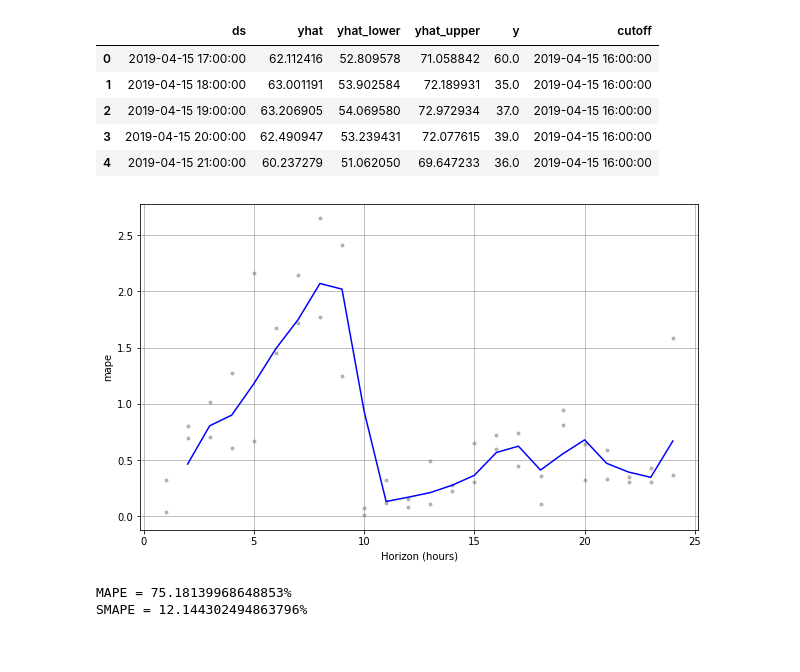
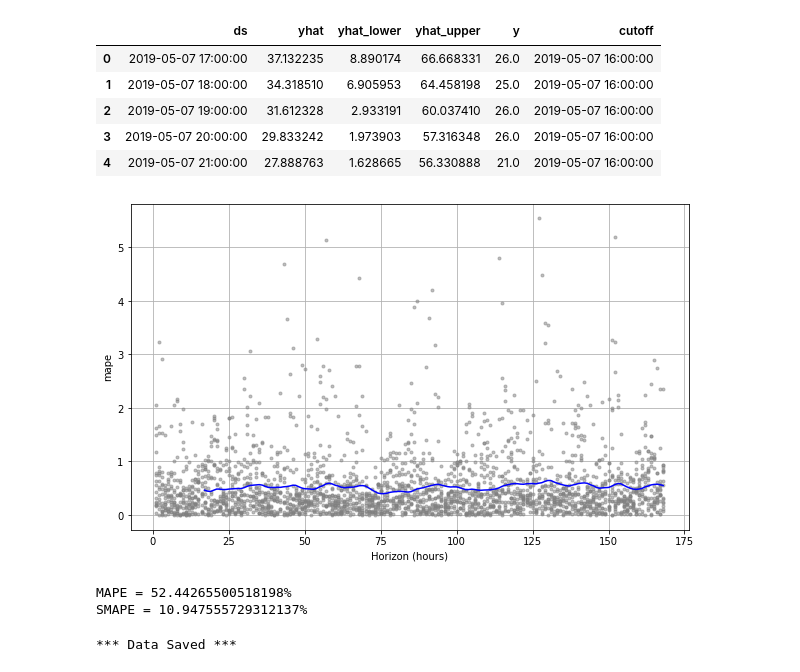
Before and after one commit to aety/insight, a Jupyter notebook: RATP/air/pickleToData_PROPHET_hourly.ipynb, the cells around one changed output. Drawn from its saved outputs; the diff is of its cells as text; code cells hidden in the pictures.

```diff
--- a/RATP/air/pickleToData_PROPHET_hourly.ipynb
+++ b/RATP/air/pickleToData_PROPHET_hourly.ipynb
@@ -8,14 +8,8 @@ data = pd.read_pickle('franklin-d-roosevelt/airQualityDataframe-franklin-d-roose
 data = data.sort_values(by=['ds'])
 data['just_date'] = data['ds'].dt.date
 t_start = 55000
-df_h = data[t_start:(t_start+100)]
-
-# group by date
-data_d = data.groupby(['just_date'],squeeze=True).mean()
-data_d.columns = ['_'.join(col).strip() for col in data_d.columns.values]
-data_d = data_d.reset_index()
-data_d.columns = ['ds','y'] # rename column
-df_d = data_d[0:2000]
+n_samples = 2000
+df_h = data[t_start:(t_start+n_samples)]
 
 import matplotlib.pyplot as plt
 pd.plotting.register_matplotlib_converters() # this resolves some issues with data type
@@ -31,16 +25,17 @@ Text(0.5, 1.0, 'by hour')
 # %%
 df = df_h # select daily or hourly daya
+n_prd = 168
 
 from fbprophet import Prophet
 
-m = Prophet(changepoint_prior_scale=0.5) #  Increasing scale will make the trend more flexible:
+m = Prophet(changepoint_prior_scale=1) #  Increasing scale will make the trend more flexible:
 m.fit(df)
-future = m.make_future_dataframe(periods=48, freq='H')
+future = m.make_future_dataframe(periods=n_prd, freq='H')
 forecast = m.predict(future)
 pd.plotting.register_matplotlib_converters() # this resolves some issues with data type
 fig = m.plot(forecast)
 #components_fig = m.plot_components(forecast)
-test = data[(t_start+101):(t_start+148)]
+test = data[(t_start+n_samples):(t_start+n_samples+n_prd)]
 plt.plot(test['ds'],test['y'],color='r')
 # %% [output]
 INFO:fbprophet:Disabling yearly seasonality. Run prophet with yearly_seasonality=True to override this.
@@ -50,6 +50,6 @@ INFO:fbprophet:Disabling weekly seasonality. Run prophet with weekly_seasonality
 # %%
 # PROPHET validation
 from fbprophet.diagnostics import cross_validation
-df_cv = cross_validation(m, initial='2 days', period='1 days', horizon ='1 days') # horizon: forecast ; initial: training (default: 3x horizon);
+df_cv = cross_validation(m, horizon ='7 days') # horizon: forecast ; initial: training (default: 3x horizon);
 df_cv.head()
 # %% [output]
@@ -57,9 +57,9 @@ INFO:fbprophet:Making 2 forecasts with cutoffs between 2019-04-15 16:00:00 and 2
 |  | ds | yhat | yhat_lower | yhat_upper | y | cutoff |
-| 0 | 2019-04-15 17:00:00 | 62.112416 | 52.809578 | 71.058842 | 60.0 | 2019-04-15 16:00:00 |
-| 1 | 2019-04-15 18:00:00 | 63.001191 | 53.902584 | 72.189931 | 35.0 | 2019-04-15 16:00:00 |
-| 2 | 2019-04-15 19:00:00 | 63.206905 | 54.069580 | 72.972934 | 37.0 | 2019-04-15 16:00:00 |
-| 3 | 2019-04-15 20:00:00 | 62.490947 | 53.239431 | 72.077615 | 39.0 | 2019-04-15 16:00:00 |
-| 4 | 2019-04-15 21:00:00 | 60.237279 | 51.062050 | 69.647233 | 36.0 | 2019-04-15 16:00:00 |
+| 0 | 2019-05-07 17:00:00 | 37.132235 | 8.890174 | 66.668331 | 26.0 | 2019-05-07 16:00:00 |
+| 1 | 2019-05-07 18:00:00 | 34.318510 | 6.905953 | 64.458198 | 25.0 | 2019-05-07 16:00:00 |
+| 2 | 2019-05-07 19:00:00 | 31.612328 | 2.933191 | 60.037410 | 26.0 | 2019-05-07 16:00:00 |
+| 3 | 2019-05-07 20:00:00 | 29.833242 | 1.973903 | 57.316348 | 26.0 | 2019-05-07 16:00:00 |
+| 4 | 2019-05-07 21:00:00 | 27.888763 | 1.628665 | 56.330888 | 21.0 | 2019-05-07 16:00:00 |
 # %%
 # Performance metrics
 from fbprophet.diagnostics import performance_metrics
@@ -75,7 +75,7 @@ df_p.head()
 from fbprophet.plot import plot_cross_validation_metric
 fig = plot_cross_validation_metric(df_cv, metric='mape')
 # %% [output]
-[figure, old version]
+[figure, new version]
 # %%
 # Percentage errors
 mape = 100*sum(abs( (df_cv.yhat - df_cv.y) / df_cv.y) ) / len(df_cv) # MAPE
@@ -83,18 +83,20 @@ smape = 100*sum( abs(df_cv.yhat - df_cv.y) / (abs(df_cv.yhat) + abs(df_cv.y)) )
 print('MAPE = ' + str(mape) + '%')
 print('SMAPE = ' + str(smape) + '%')
 # %% [output]
-MAPE = 75.18139968648853%
-SMAPE = 12.144302494863796%
+MAPE = 52.44265500518198%
+SMAPE = 10.947555729312137%
 # %%
-#import pickle
-#pkl_path = "franklin-d-roosevelt/PM10_m.pkl"
-#with open(pkl_path, "wb") as f:
-#    # Pickle the 'Prophet' model using the highest protocol available.
-#    pickle.dump(m, f)
+import pickle
+pkl_path = "franklin-d-roosevelt/PM10_hourly_m.pkl"
+with open(pkl_path, "wb") as f:
+    # Pickle the 'Prophet' model using the highest protocol available.
+    pickle.dump(m, f)
 
-## save the dataframe
-#forecast.to_pickle("franklin-d-roosevelt/PM10_forecast.pkl")
-#print("*** Data Saved ***")
+# save the dataframe
+forecast.to_pickle("franklin-d-roosevelt/PM10_hourly_forecast.pkl")
+print("*** Data Saved ***")
+# %% [output]
+*** Data Saved ***
 # %%
 plt.figure(figsize=(15,3))
 plt.plot(forecast.ds,forecast.yhat,marker='.')
```
Also changed, not shown: parts of 5 cells of this notebook, 2 other files.
